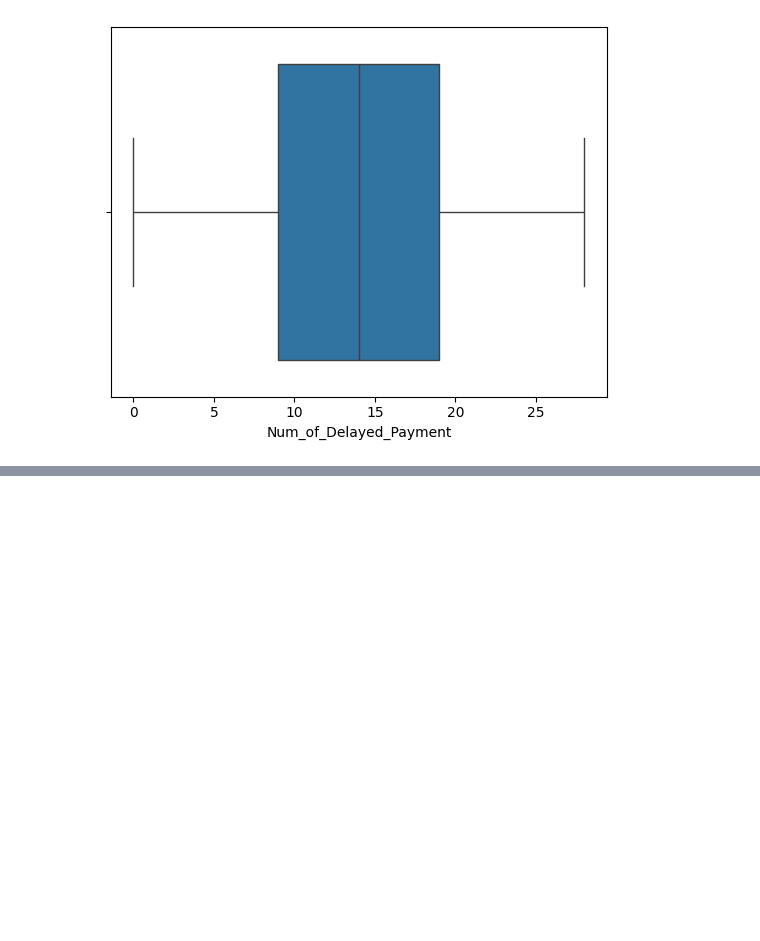
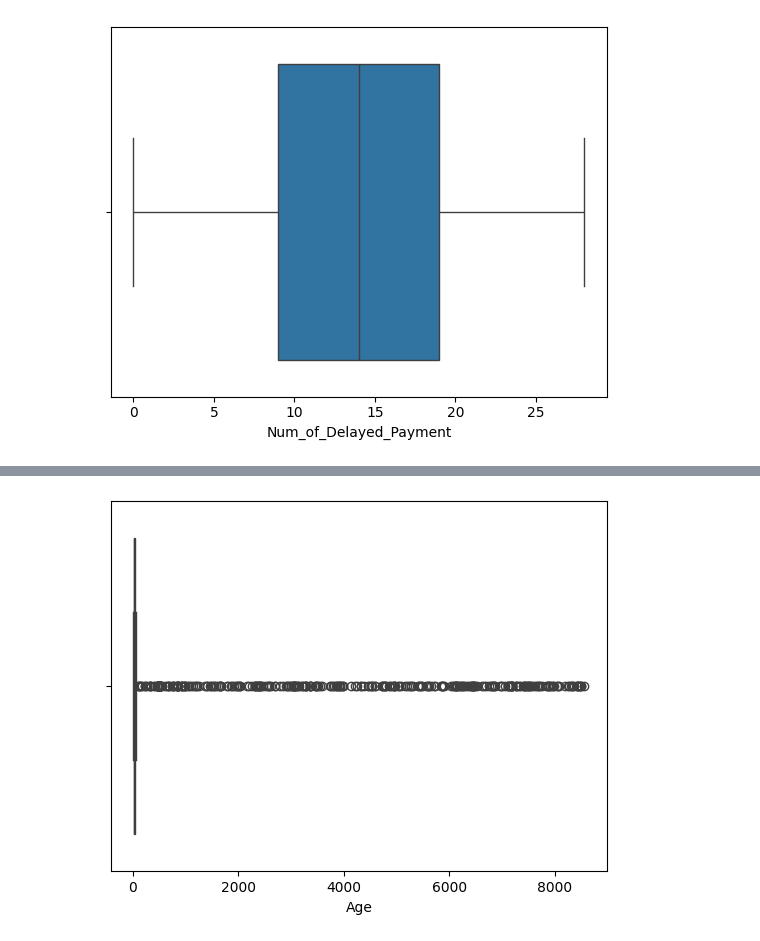
Before and after one commit to wessware/Credit_Risk_Analysis, a Jupyter notebook: credit_score_1.ipynb, the cells around one changed output, grey strips where cells are left out. Drawn from its saved outputs; the diff is of its cells as text; code cells hidden in the pictures; blank space fills up the shorter version.

```diff
--- a/credit_score_1.ipynb
+++ b/credit_score_1.ipynb
@@ -542,0 +555,7 @@ plt.show()
+# %%
+#Check for outliers in the age column.
+
+sns.boxplot(x=df['Age'])
+plt.show()
+# %% [output]
+[figure, added]
```
Also changed, not shown: parts of 6 cells of this notebook.
